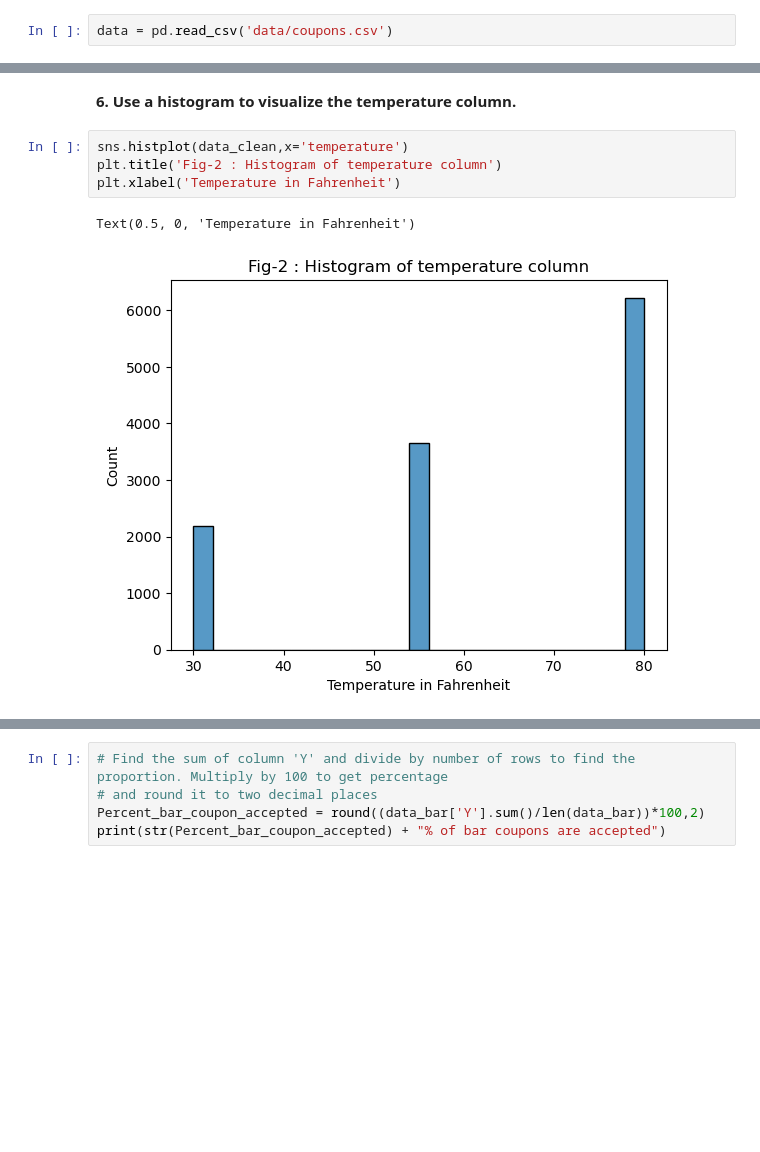
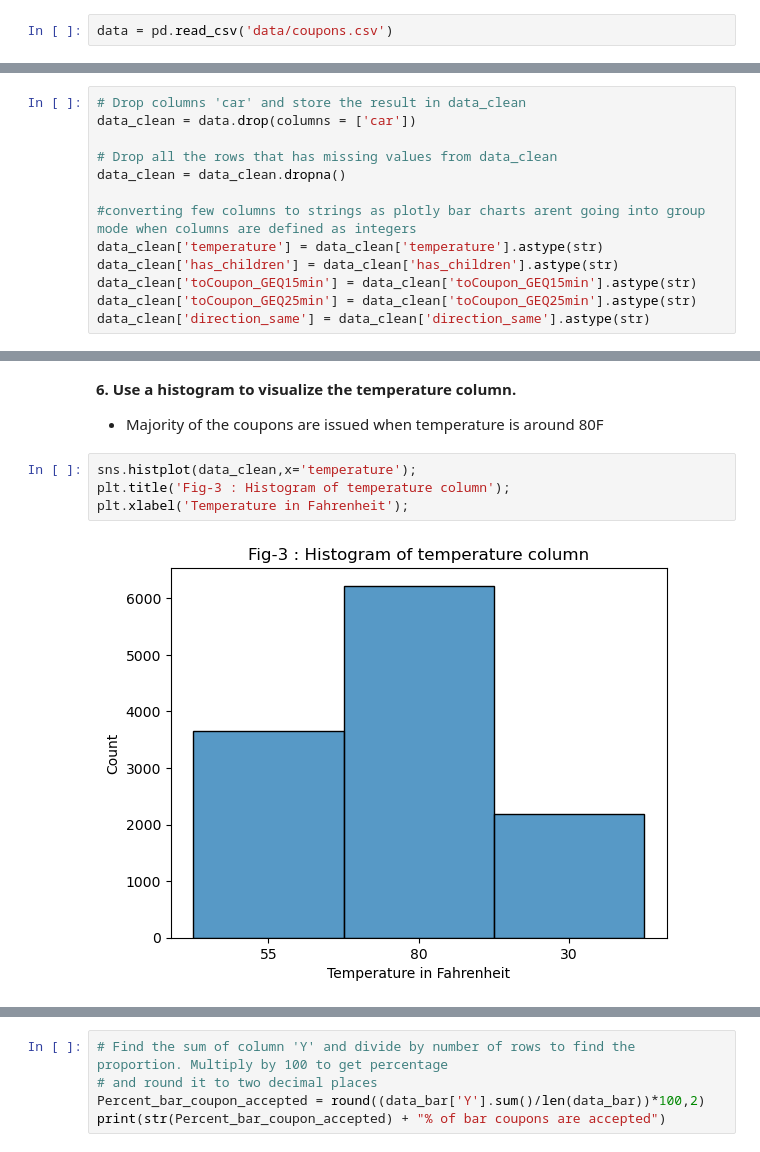
Before and after one commit to Satish-Nichanametla/Coupon_Data_Analysis, a Jupyter notebook: prompt.ipynb, the cells around one changed output, grey strips where cells are left out. Cells and saved outputs as stored; diff of their text form; blank space fills up the shorter version.

```diff
--- a/prompt.ipynb
+++ b/prompt.ipynb
@@ -120,3 +101,16 @@ data_clean = data_clean.dropna()
+# %%
+# Drop columns 'car' and store the result in data_clean
+data_clean = data.drop(columns = ['car'])
+
+# Drop all the rows that has missing values from data_clean
+data_clean = data_clean.dropna()
+
+#converting few columns to strings as plotly bar charts arent going into group mode when columns are defined as integers
+data_clean['temperature'] = data_clean['temperature'].astype(str)
+data_clean['has_children'] = data_clean['has_children'].astype(str)
+data_clean['toCoupon_GEQ15min'] = data_clean['toCoupon_GEQ15min'].astype(str)
+data_clean['toCoupon_GEQ25min'] = data_clean['toCoupon_GEQ25min'].astype(str)
+data_clean['direction_same'] = data_clean['direction_same'].astype(str)
 # %% [markdown]
 **4. What proportion of the total observations chose to accept the coupon?**
 
@@ -146,9 +181,9 @@ Text(0.5, 1.0, 'Fig-1 : Bar chart of coupon column')
 # %% [markdown]
 **6. Use a histogram to visualize the temperature column.**
+ - Majority of the coupons are issued when temperature is around 80F
 # %%
-sns.histplot(data_clean,x='temperature')
-plt.title('Fig-2 : Histogram of temperature column')
-plt.xlabel('Temperature in Fahrenheit')
+sns.histplot(data_clean,x='temperature');
+plt.title('Fig-3 : Histogram of temperature column');
+plt.xlabel('Temperature in Fahrenheit');
 # %% [output]
-Text(0.5, 0, 'Temperature in Fahrenheit')
-[figure, old version]
+[figure, new version]
```
Also changed, not shown: parts of 31 cells of this notebook.
